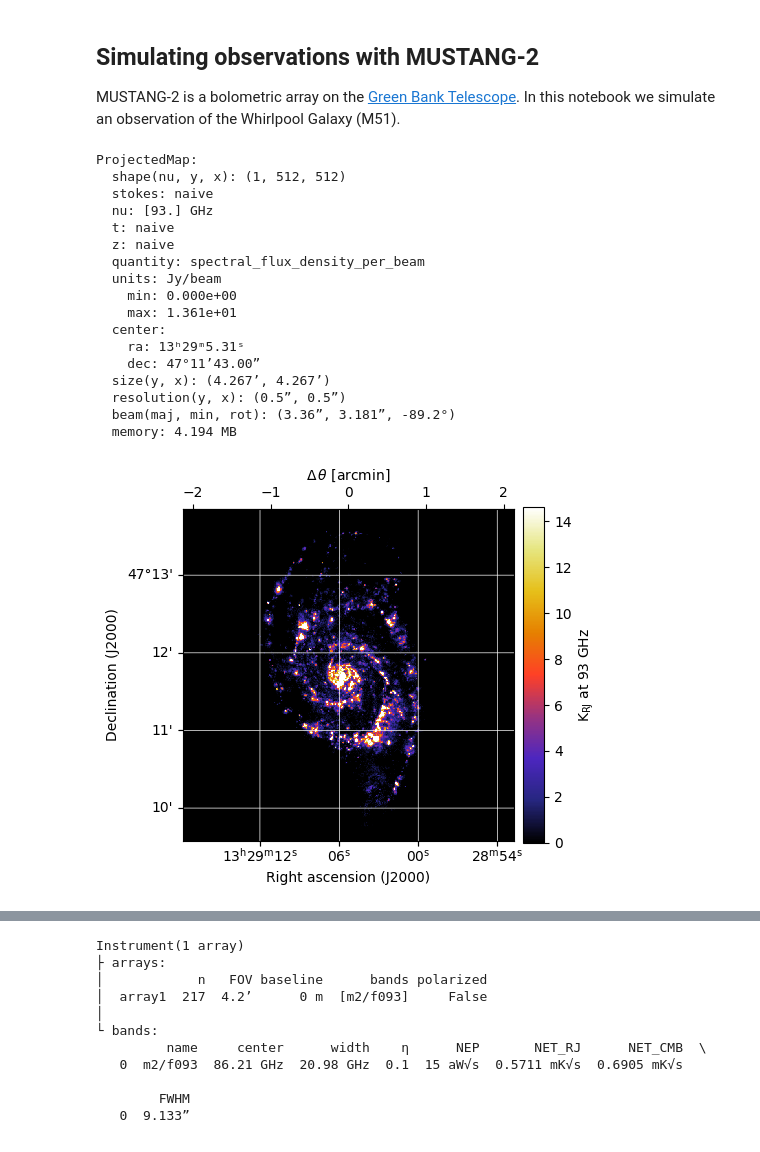
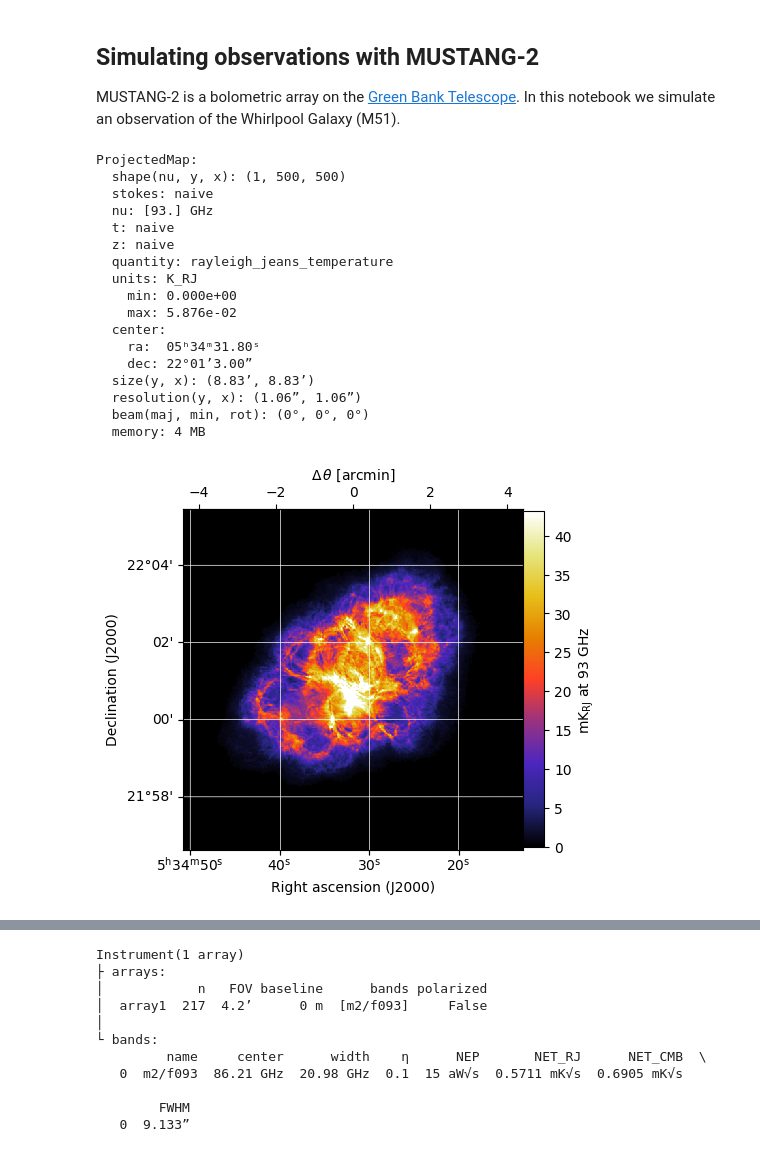
Before and after one commit to thomaswmorris/maria, a Jupyter notebook: tutorials/mustang-galaxy.ipynb, the cells around one changed output, grey strips where cells are left out. Drawn from its saved outputs; the diff is of its cells as text; code cells hidden in the pictures.

```diff
--- a/tutorials/mustang-galaxy.ipynb
+++ b/tutorials/mustang-galaxy.ipynb
@@ -5,27 +5,27 @@ MUSTANG-2 is a bolometric array on the [Green Bank Telescope](https://en.wikiped
 # %%
 import maria
 from maria.io import fetch
 
-input_map = maria.map.load(fetch("maps/M51HA.fits"), nu=93e9)
+input_map = maria.map.load(fetch("maps/crab_nebula.fits"), nu=93e9)
 
+input_map.plot()
 print(input_map)
-input_map.to("K_RJ").plot()
 # %% [output]
 ProjectedMap:
-  shape(nu, y, x): (1, 512, 512)
+  shape(nu, y, x): (1, 500, 500)
   stokes: naive
   nu: [93.] GHz
   t: naive
   z: naive
-  quantity: spectral_flux_density_per_beam
-  units: Jy/beam
+  quantity: rayleigh_jeans_temperature
+  units: K_RJ
     min: 0.000e+00
-    max: 1.361e+01
+    max: 5.876e-02
   center:
-    ra: 13ʰ29ᵐ5.31ˢ
-    dec: 47°11’43.00”
-  size(y, x): (4.267’, 4.267’)
-  resolution(y, x): (0.5”, 0.5”)
-  beam(maj, min, rot): (3.36”, 3.181”, -89.2°)
-  memory: 4.194 MB
+    ra:  05ʰ34ᵐ31.80ˢ
+    dec: 22°01’3.00”
+  size(y, x): (8.83’, 8.83’)
+  resolution(y, x): (1.06”, 1.06”)
+  beam(maj, min, rot): (0°, 0°, 0°)
+  memory: 4 MB
-[figure, old version]
+[figure, new version]
```
Also changed, not shown: parts of 6 cells of this notebook, 58 other files.
